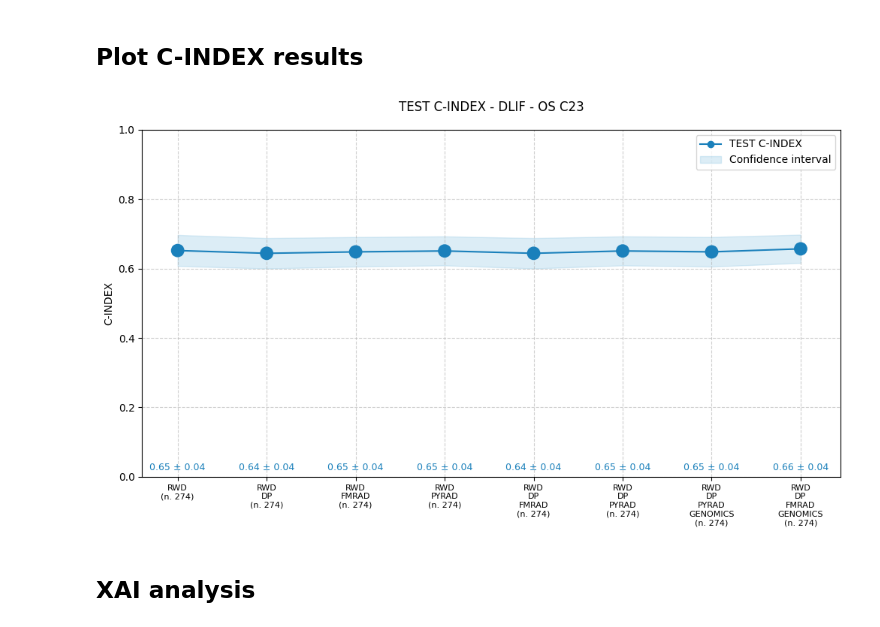
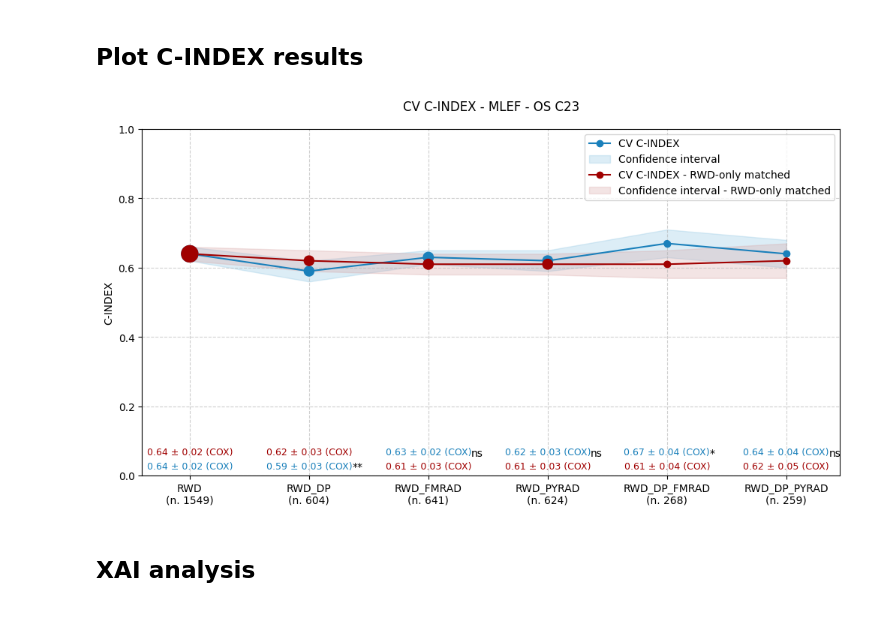
Before and after one commit to CostanzaSiniscalchi/I3LUNG_PDSS, a Jupyter notebook: graphs_survival_analysis.ipynb, the cells around one changed output. Cells and saved outputs as stored; diff of their text form; code cells hidden in the pictures.

```diff
--- a/graphs_survival_analysis.ipynb
+++ b/graphs_survival_analysis.ipynb
@@ -70,26 +65,26 @@ plot, df = plot_km_combined(
 ## Plot C-INDEX results
 # %%
 plot_cindex_results(
-    architecture="DLIF",
+    architecture="MLEF",
     outcome="OS",
     analyses=["C23"],
     modality_order=[
         "RWD",
         "RWD_DP",
         "RWD_FMRAD",
         "RWD_PYRAD",
         "RWD_DP_FMRAD",
         "RWD_DP_PYRAD"
     ],
     exclude_modalities=("DP", "FMRAD", "PYRAD"),
     title_prefix=None,
     min_bubble=30,
     max_bubble=250,
     show=True,
     save_dir=None
 )
 # %% [output]
-[figure, old version]
+[figure, new version]
 # %% [markdown]
 ## XAI analysis
 # %%
```
Also changed, not shown: parts of 4 cells of this notebook, 1 other file.
